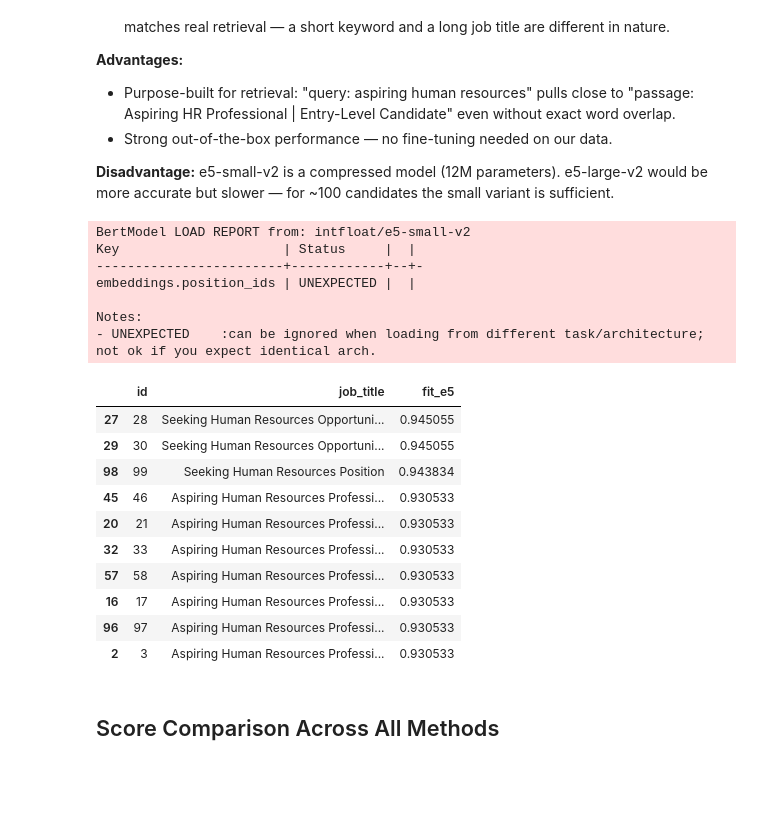
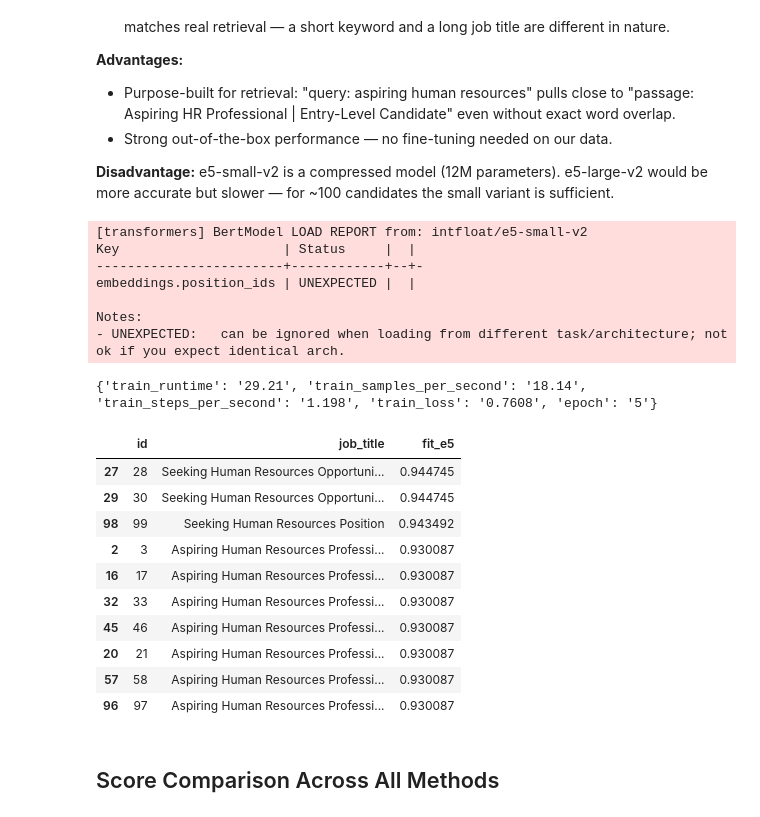
Before and after one commit to dinujaperera93/talent-ranking-llm, a Jupyter notebook: notebooks/analysis.ipynb, the cells around one changed output. Drawn from its saved outputs; the diff is of its cells as text; code cells hidden in the pictures; blank space fills up the shorter version.

```diff
--- a/notebooks/analysis.ipynb
+++ b/notebooks/analysis.ipynb
@@ -6,9 +6,12 @@ import sys
 from pathlib import Path
 
 try:
-    ROOT = Path(__file__).resolve().parent.parent  # src/ -> project root (running as script)
+    ROOT = Path(__file__).resolve().parent.parent      # running as script: src/ -> project root
 except NameError:
-    ROOT = Path().resolve().parent                 # notebooks/ -> project root (running as notebook)
+    try:
+        ROOT = Path(__vsc_ipynb_file__).resolve().parent.parent  # VS Code notebook: notebooks/ -> project root
+    except NameError:
+        ROOT = Path().resolve().parent                 # fallback: Jupyter launched from notebooks/
 
 sys.path.insert(0, str(ROOT))
 
@@ -17,6 +20,7 @@ from src.config import DATA_FILE
 from src.data_loader import load_data
 from src.preprocessing import preprocess
 from src.compare_embeddings import METHODS, visualize
+from src.visualisation import build_table
 
 df = load_data(ROOT / DATA_FILE)
 df = preprocess(df)
@@ -206,6 +213,6 @@ and Gigaword by factorizing a global word co-occurrence matrix.
   Jargon like "HRBP" or "talent acquisition" may be absent (OOV → zero vector).
 - **Still word-level averaging:** Same word-order and negation blindness as Word2Vec.
 # %%
-df["fit_glove"] = METHODS["GloVe"](df)
+df["fit_glove"] = METHODS["GloVe-FT"](df)
 df[["id", "job_title", "fit_glove"]].sort_values("fit_glove", ascending=False).head(10)
 # %% [output]
@@ -238,6 +246,6 @@ all-MiniLM-L6-v2 encodes both the candidate title and the target keyword the sam
 It does not distinguish between a "document to be retrieved" and a "search query".
 For asymmetric retrieval (short query vs. longer document), E5 is better suited.
 # %%
-df["fit_bert"] = METHODS["BERT"](df)
+df["fit_bert"] = METHODS["BERT-FT"](df)
 df[["id", "job_title", "fit_bert"]].sort_values("fit_bert", ascending=False).head(10)
 # %% [output]
@@ -280,27 +289,28 @@ Omitting them produces generic embeddings and significantly degrades similarity
 **Disadvantage:** e5-small-v2 is a compressed model (12M parameters).
 e5-large-v2 would be more accurate but slower — for ~100 candidates the small variant is sufficient.
 # %%
-df["fit_e5"] = METHODS["E5-small"](df)
+df["fit_e5"] = METHODS["E5-small-FT"](df)
 df[["id", "job_title", "fit_e5"]].sort_values("fit_e5", ascending=False).head(10)
 # %% [output]
-BertModel LOAD REPORT from: intfloat/e5-small-v2
+[transformers] BertModel LOAD REPORT from: intfloat/e5-small-v2
 Key                     | Status     |  |
 ------------------------+------------+--+-
 embeddings.position_ids | UNEXPECTED |  |
 
 Notes:
-- UNEXPECTED    :can be ignored when loading from different task/architecture; not ok if you expect identical arch.
+- UNEXPECTED:   can be ignored when loading from different task/architecture; not ok if you expect identical arch.
+{'train_runtime': '29.21', 'train_samples_per_second': '18.14', 'train_steps_per_second': '1.198', 'train_loss': '0.7608', 'epoch': '5'}
 |  | id | job_title | fit_e5 |
-| 27 | 28 | Seeking Human Resources Opportuni... | 0.945055 |
-| 29 | 30 | Seeking Human Resources Opportuni... | 0.945055 |
-| 98 | 99 | Seeking Human Resources Position | 0.943834 |
-| 45 | 46 | Aspiring Human Resources Professi... | 0.930533 |
-| 20 | 21 | Aspiring Human Resources Professi... | 0.930533 |
-| 32 | 33 | Aspiring Human Resources Professi... | 0.930533 |
-| 57 | 58 | Aspiring Human Resources Professi... | 0.930533 |
-| 16 | 17 | Aspiring Human Resources Professi... | 0.930533 |
-| 96 | 97 | Aspiring Human Resources Professi... | 0.930533 |
-| 2 | 3 | Aspiring Human Resources Professi... | 0.930533 |
+| 27 | 28 | Seeking Human Resources Opportuni... | 0.944745 |
+| 29 | 30 | Seeking Human Resources Opportuni... | 0.944745 |
+| 98 | 99 | Seeking Human Resources Position | 0.943492 |
+| 2 | 3 | Aspiring Human Resources Professi... | 0.930087 |
+| 16 | 17 | Aspiring Human Resources Professi... | 0.930087 |
+| 32 | 33 | Aspiring Human Resources Professi... | 0.930087 |
+| 45 | 46 | Aspiring Human Resources Professi... | 0.930087 |
+| 20 | 21 | Aspiring Human Resources Professi... | 0.930087 |
+| 57 | 58 | Aspiring Human Resources Professi... | 0.930087 |
+| 96 | 97 | Aspiring Human Resources Professi... | 0.930087 |
 # %% [markdown]
 ## Score Comparison Across All Methods
 # %%
```
Also changed, not shown: parts of 13 cells of this notebook, 14 other files.
